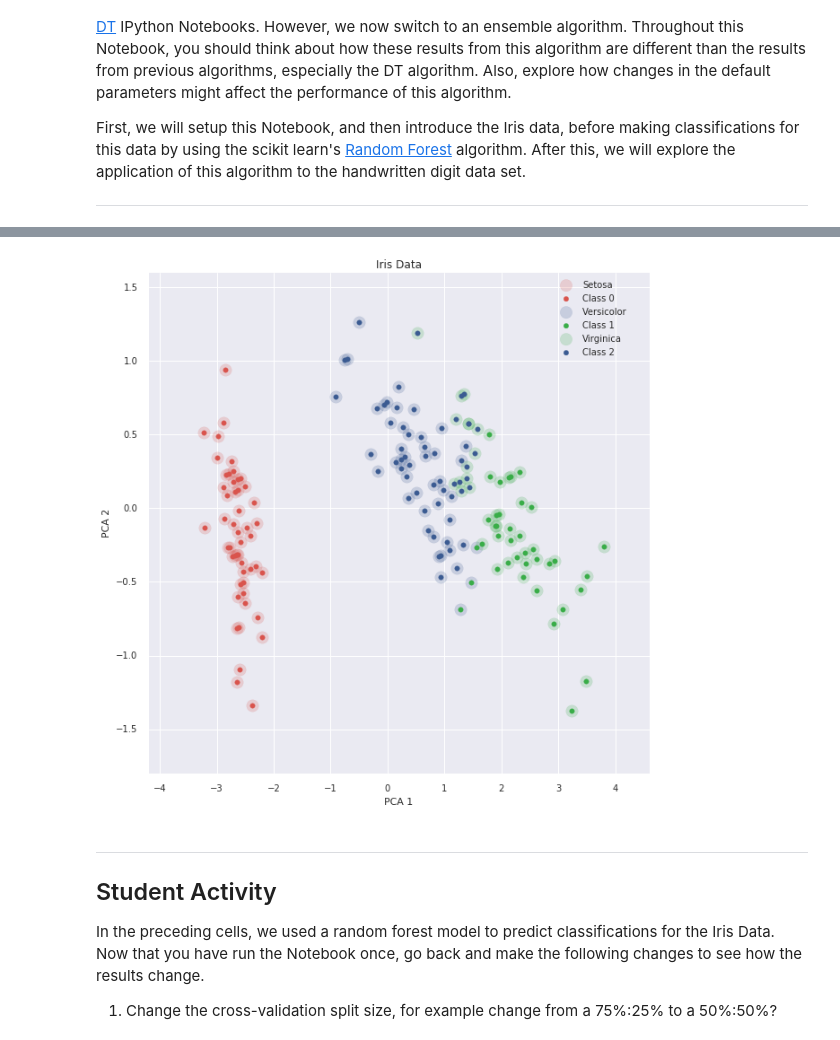
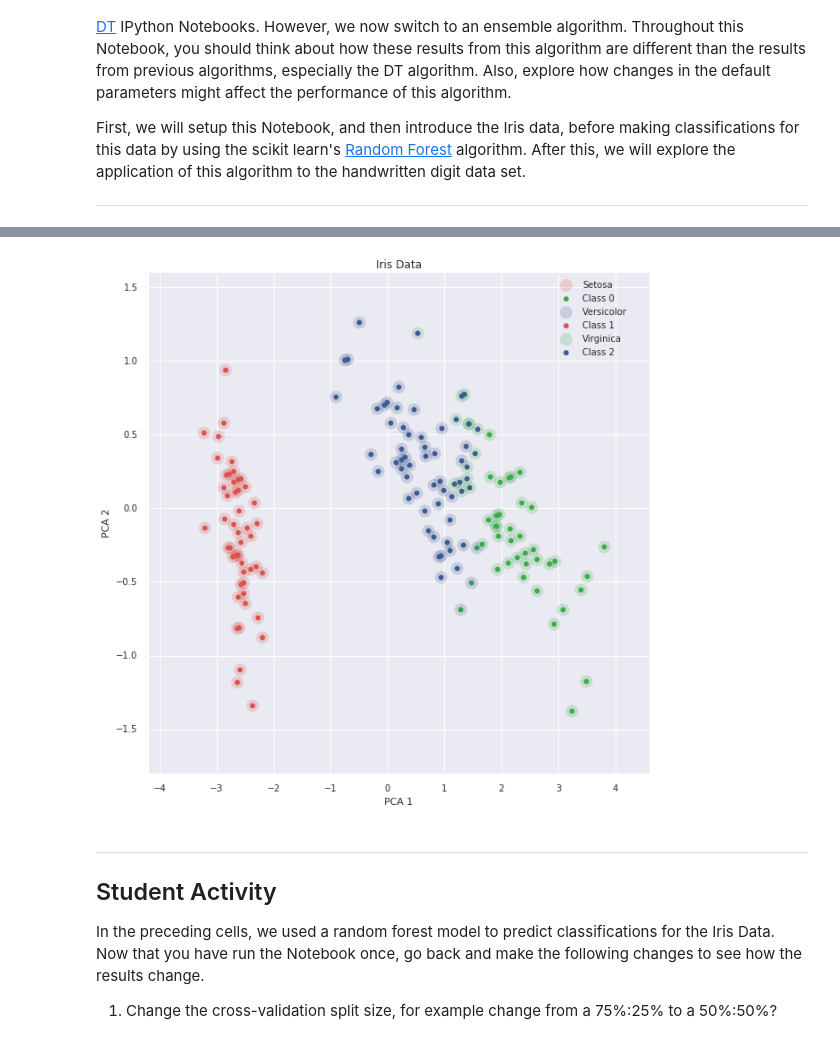
Before and after one commit to lcdm-uiuc/info490-sp16, a Jupyter notebook: Week5/notebooks/intro2cluster.ipynb, the cells around one changed output, grey strips where cells are left out. Drawn from its saved outputs; the diff is of its cells as text; code cells hidden in the pictures.

```diff
--- a/Week5/notebooks/intro2cluster.ipynb
+++ b/Week5/notebooks/intro2cluster.ipynb
@@ -115,7 +115,7 @@ visually quantify how well the algorithm performed.
 from sklearn.cluster import KMeans
 
 # We build our model assuming three clusters
-k_means = KMeans(n_clusters=3, random_state=0)
+k_means = KMeans(n_clusters=3, n_init=10)
 
 # We fit our data to assign classes
 k_means.fit(x)
@@ -126,38 +126,38 @@ y_pred = k_means.predict(x)
 # Now we compare the cluster assignments to the real classes.
 
 clr = [sns.xkcd_rgb["pale red"], sns.xkcd_rgb["denim blue"], sns.xkcd_rgb["medium green"]]
-pclr = [sns.xkcd_rgb["pale red"], sns.xkcd_rgb["medium green"], sns.xkcd_rgb["denim blue"]]
+pclr = [sns.xkcd_rgb["medium green"], sns.xkcd_rgb["pale red"], sns.xkcd_rgb["denim blue"]]
 
 lbls = ['Setosa', 'Versicolor', 'Virginica']
 plbls = ['Class 0', 'Class 1', 'Class 2']
 
 cols = ['PCA1', 'PCA2', 'Species']
 
 # Data
 dt = pd.DataFrame(data, columns = cols)
 # Predicted Clusters
 pc = pd.DataFrame(np.concatenate((x, y_pred.reshape((150, 1))), axis=1), columns = cols)
 
 fig, ax = plt.subplots(figsize=(10, 10))
 
 for idx in range(3):
 
     tmp_df = dt[dt['Species'] == idx]
     ax.scatter(tmp_df['PCA1'], tmp_df['PCA2'], color=clr[idx], label=lbls[idx], alpha=0.2, s=180)
 
     tmp_pdf = pc[pc['Species'] == idx]
     ax.scatter(tmp_pdf['PCA1'], tmp_pdf['PCA2'], color=pclr[idx], label=plbls[idx], alpha=1, s=30)
 
 ax.set_xlim(-4.2, 4.6)
 ax.set_ylim(-1.8, 1.6)
 ax.set_xlabel('PCA 1')
 ax.set_ylabel('PCA 2')
 ax.set_title('Iris Data')
 ax.legend(bbox_to_anchor=(0.8, 1), loc=2)
 
 sns.despine(offset=5, trim=True)
 # %% [output]
-[figure, old version]
+[figure, new version]
 # %% [markdown]
 -----
 
```
Also changed, not shown: parts of 4 cells of this notebook.
